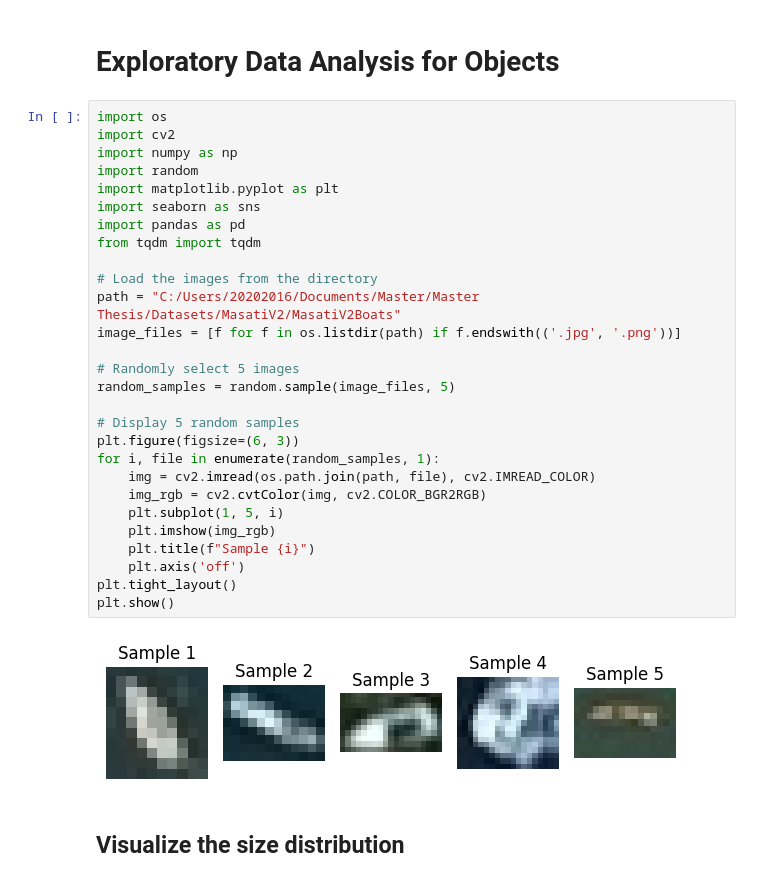
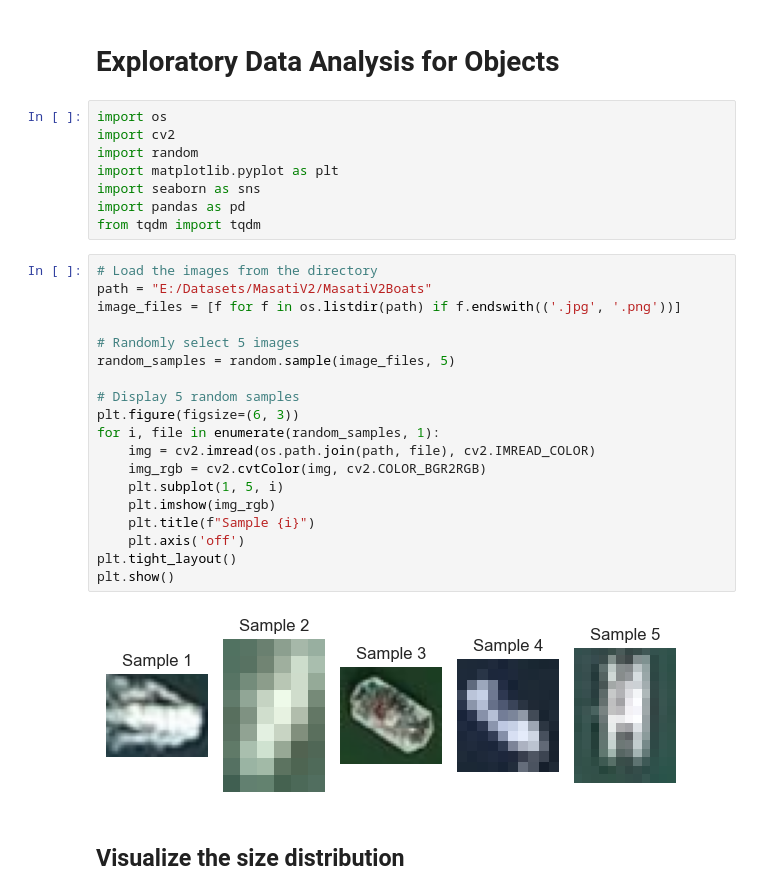
Before and after one commit to ElanoBeer/synthetic-satellite-pipeline, a Jupyter notebook: notebooks/object_exploration.ipynb, the cells around one changed output. Saved outputs shown, nothing was run; the diff lists cells and outputs as text.

```diff
--- a/notebooks/object_exploration.ipynb
+++ b/notebooks/object_exploration.ipynb
@@ -1,35 +1,34 @@
 # %% [markdown]
 # Exploratory Data Analysis for Objects
+# %%
+import os
+import cv2
+import random
+import matplotlib.pyplot as plt
+import seaborn as sns
+import pandas as pd
+from tqdm import tqdm
 # %%
-import os
-import cv2
-import numpy as np
-import random
-import matplotlib.pyplot as plt
-import seaborn as sns
-import pandas as pd
-from tqdm import tqdm
-
 # Load the images from the directory
-path = "C:/Users/20202016/Documents/Master/Master Thesis/Datasets/MasatiV2/MasatiV2Boats"
+path = "E:/Datasets/MasatiV2/MasatiV2Boats"
 image_files = [f for f in os.listdir(path) if f.endswith(('.jpg', '.png'))]
 
 # Randomly select 5 images
 random_samples = random.sample(image_files, 5)
 
 # Display 5 random samples
 plt.figure(figsize=(6, 3))
 for i, file in enumerate(random_samples, 1):
     img = cv2.imread(os.path.join(path, file), cv2.IMREAD_COLOR)
     img_rgb = cv2.cvtColor(img, cv2.COLOR_BGR2RGB)
     plt.subplot(1, 5, i)
     plt.imshow(img_rgb)
     plt.title(f"Sample {i}")
     plt.axis('off')
 plt.tight_layout()
 plt.show()
 # %% [output]
-[figure, old version]
+[figure, new version]
 # %% [markdown]
 ## Visualize the size distribution
 # %%
```
Also changed, not shown: parts of 2 cells of this notebook.
